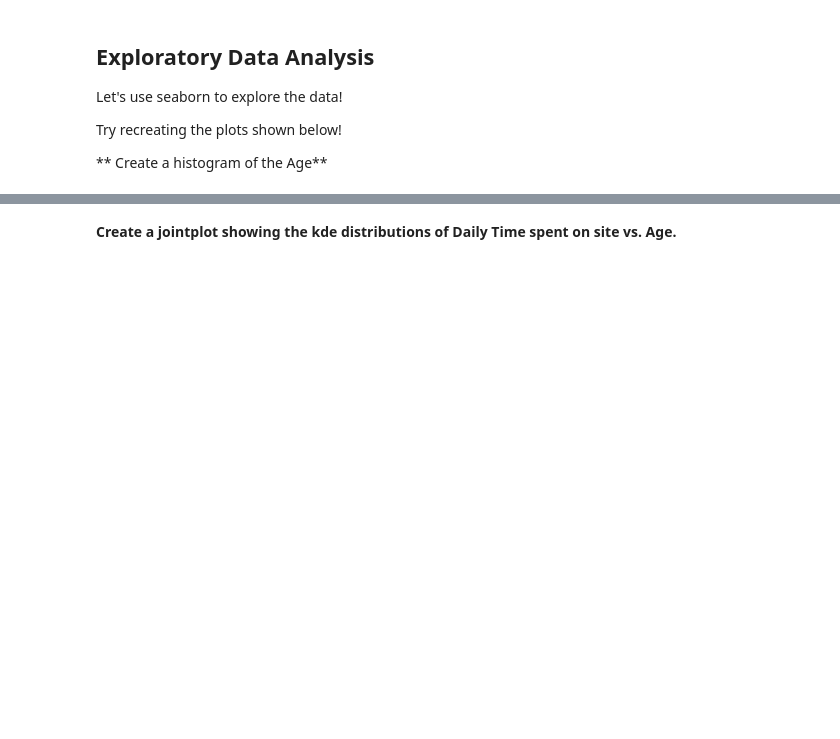
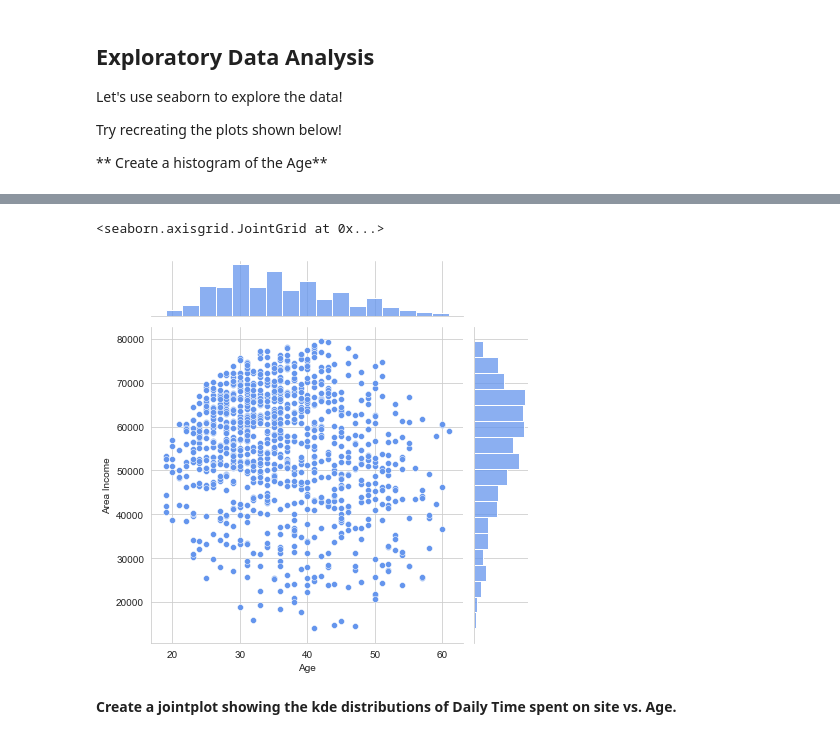
Before and after one commit to kakkar87/data_science_portfolio, a Jupyter notebook: Regression/Logistic Regression Project (Advertisement).ipynb, the cells around one changed output, grey strips where cells are left out. Saved outputs shown, nothing was run; the diff lists cells and outputs as text; code cells hidden in the pictures; blank space fills up the shorter version.

```diff
--- a/Regression/Logistic Regression Project (Advertisement).ipynb
+++ b/Regression/Logistic Regression Project (Advertisement).ipynb
@@ -93,2 +83,7 @@ Try recreating the plots shown below!
+# %%
+sns.jointplot(x=ad_data['Age'], y=ad_data['Area Income'], data=ad_data, color='cornflowerblue')
+# %% [output]
+<seaborn.axisgrid.JointGrid at 0x...>
+[figure, added]
 # %% [markdown]
 **Create a jointplot showing the kde distributions of Daily Time spent on site vs. Age.**
```
Also changed, not shown: parts of 30 cells of this notebook, 1 other file.
